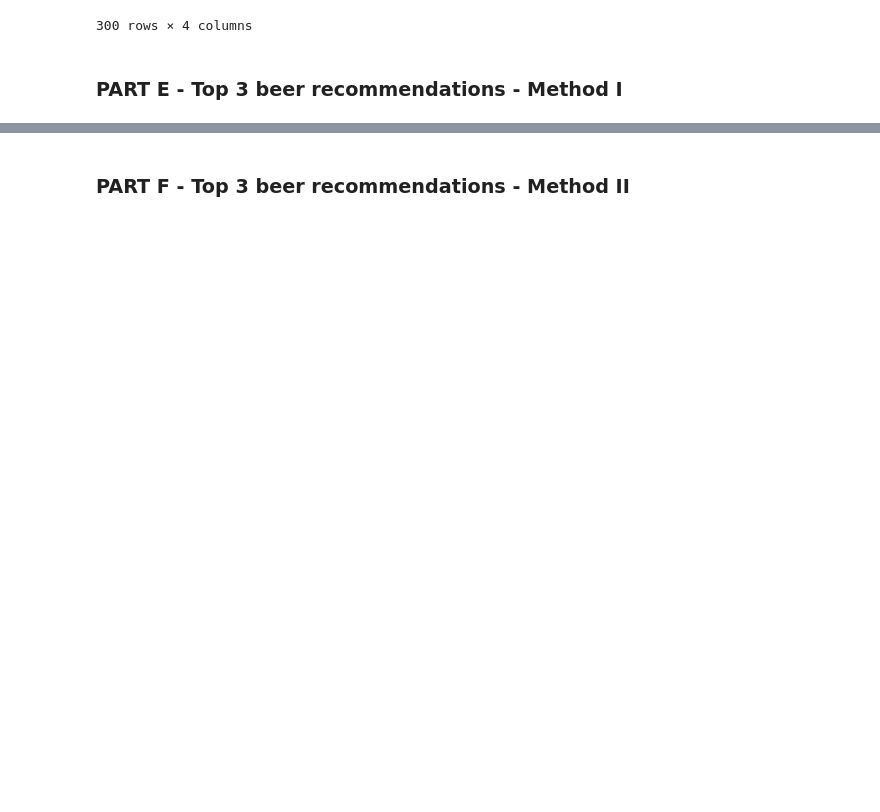
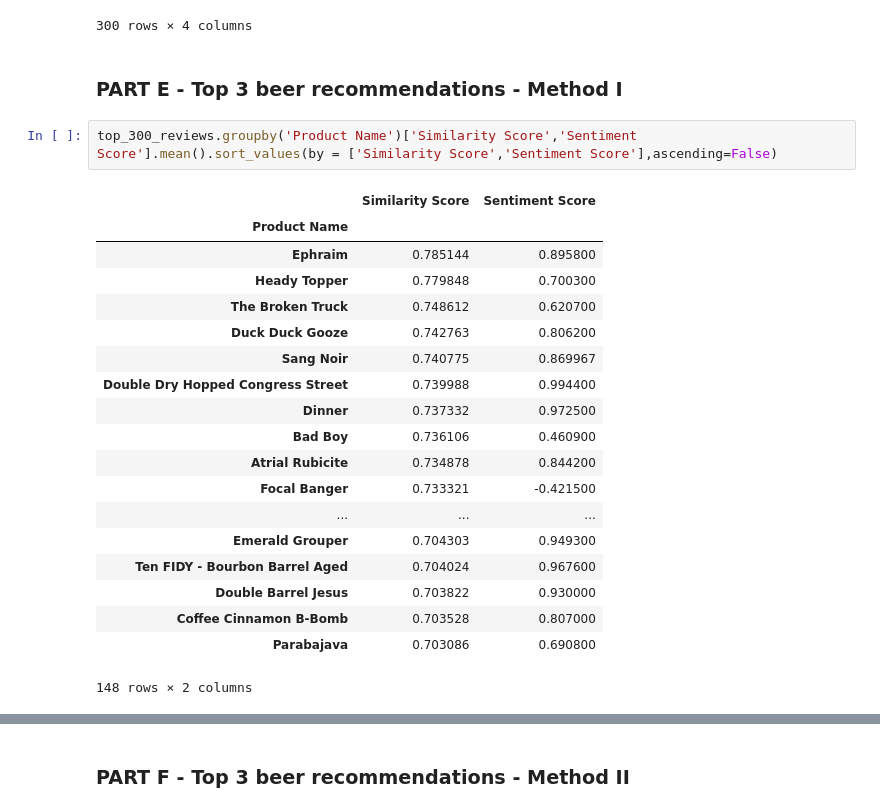
Before and after one commit to prajvalgupta/ugca-fall, a Jupyter notebook: Assignment 3/UGCA_Task3.ipynb, the cells around one changed output, grey strips where cells are left out. Saved outputs shown, nothing was run; the diff lists cells and outputs as text; blank space fills up the shorter version.

```diff
--- a/Assignment 3/UGCA_Task3.ipynb
+++ b/Assignment 3/UGCA_Task3.ipynb
@@ -418,3 +448,25 @@ top_300_reviews
 300 rows × 4 columns
 # %% [markdown]
 ### PART E - Top 3 beer recommendations - Method I
+# %%
+top_300_reviews.groupby('Product Name')['Similarity Score','Sentiment Score'].mean().sort_values(by = ['Similarity Score','Sentiment Score'],ascending=False)
+# %% [output]
+|  | Similarity Score | Sentiment Score |
+| Product Name |  |  |
+| Ephraim | 0.785144 | 0.895800 |
+| Heady Topper | 0.779848 | 0.700300 |
+| The Broken Truck | 0.748612 | 0.620700 |
+| Duck Duck Gooze | 0.742763 | 0.806200 |
+| Sang Noir | 0.740775 | 0.869967 |
+| Double Dry Hopped Congress Street | 0.739988 | 0.994400 |
+| Dinner | 0.737332 | 0.972500 |
+| Bad Boy | 0.736106 | 0.460900 |
+| Atrial Rubicite | 0.734878 | 0.844200 |
+| Focal Banger | 0.733321 | -0.421500 |
+| ... | ... | ... |
+| Emerald Grouper | 0.704303 | 0.949300 |
+| Ten FIDY - Bourbon Barrel Aged | 0.704024 | 0.967600 |
+| Double Barrel Jesus | 0.703822 | 0.930000 |
+| Coffee Cinnamon B-Bomb | 0.703528 | 0.807000 |
+| Parabajava | 0.703086 | 0.690800 |
+148 rows × 2 columns
```
Also changed, not shown: parts of 9 cells of this notebook, 1 other file.
